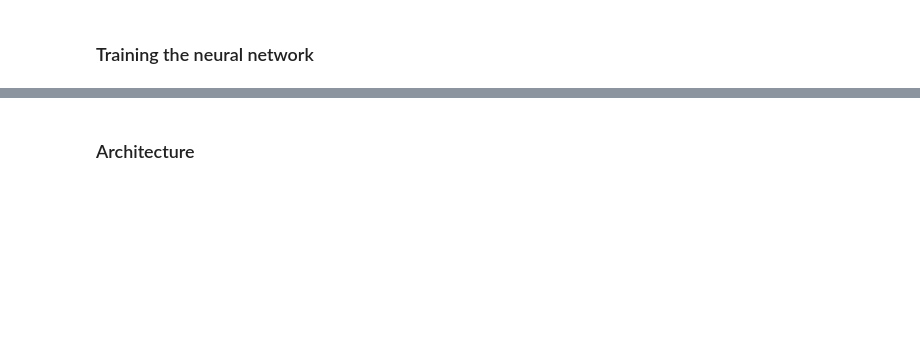
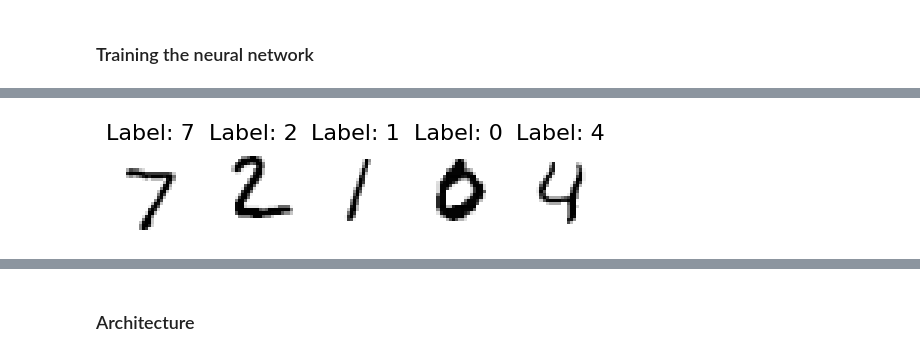
Before and after one commit to jonatanwins/Project3_FYS_STK4155, a Jupyter notebook: Runs/b_neural.ipynb, the cells around one changed output, grey strips where cells are left out. Saved outputs shown, nothing was run; the diff lists cells and outputs as text; code cells hidden in the pictures; blank space fills up the shorter version.

```diff
--- a/Runs/b_neural.ipynb
+++ b/Runs/b_neural.ipynb
@@ -1,19 +1,31 @@
 # %% [markdown]
 # Naive neural network
 # %%
-import seaborn as sns
+# Handling paths for importing code
+import sys, os
+sys.path.append(os.path.abspath(os.path.join('..')))
+
+from Code.utilities import MSELoss_method, cross_entropy_loss_method, predict, accuracy_func
+from Code.descent_methods import SGD_adam, SGD
+from Code.data_handling import load_MNIST_8, load_MNIST_28, append_run_to_file, load_run_from_file
+from Code.softmax_regression import softmax_beta_init, softmax_model, softmax
+from Code.neural_network import _beta_init, get_neural_network_model
+from Code.plot import *
+
+from jax import jit, nn, grad
+import jax.numpy as jnp
+import numpy as np
 import matplotlib.pyplot as plt
-import sys, os
 
 # Set the default font size for text elements (e.g., titles, labels)
-sns.set() # default from sns is pretties (:
 import matplotlib as mpl
 mpl.rcParams['font.size'] = 16
 mpl.rcParams["axes.labelsize"] = 14
-mpl.rcParams["axes.titlesize"] = 14
+mpl.rcParams["axes.titlesize"] = 16
 mpl.rcParams['legend.fontsize'] = 14
 mpl.rcParams['font.family'] = 'sans-serif'
-
+plt.rcParams['xtick.labelsize']=12
+plt.rcParams['ytick.labelsize']=12
 
 # Set filename start. Create the folder if gone
 filepath_location = "Figures/b/"
@@ -139 +38,10 @@ def accuracy_method(model):
+# %%
+# download MNIST dataset
+X_train, y_train, X_test, y_test = load_MNIST_28(flatten_images=True)
+# X_train, y_train, X_test, y_test = load_MNIST_8(flatten_images=True)
+
+# Display some images
+plot_some_imgs(X_test, y_test)
+# %% [output]
+[figure, added]
 # %%
```
Also changed, not shown: parts of 7 cells of this notebook, 5 other files.
